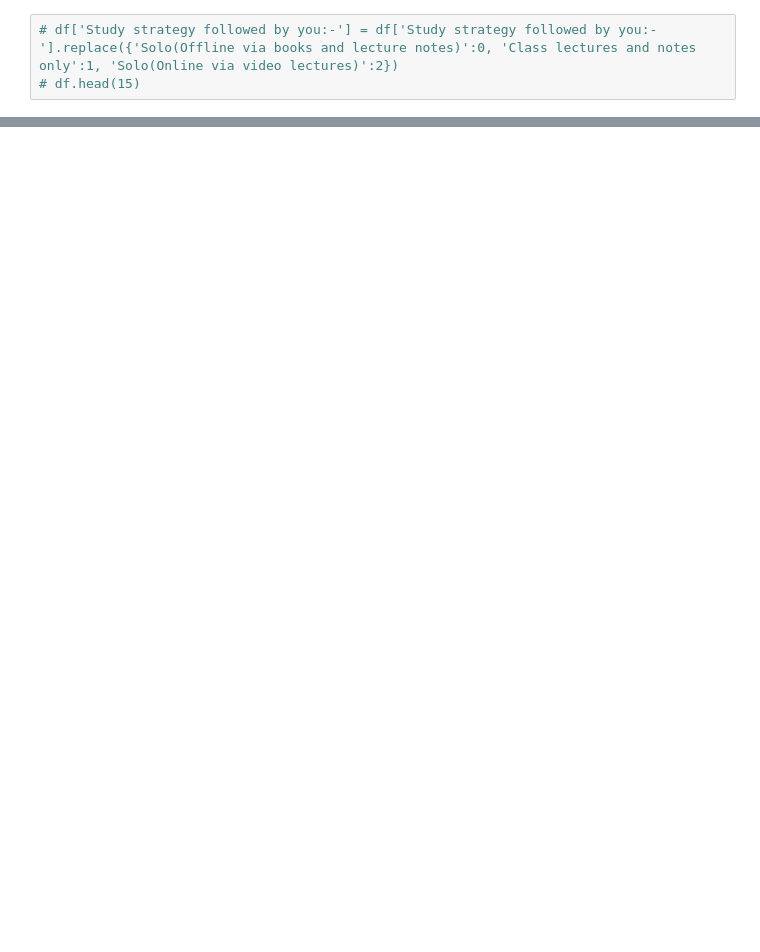
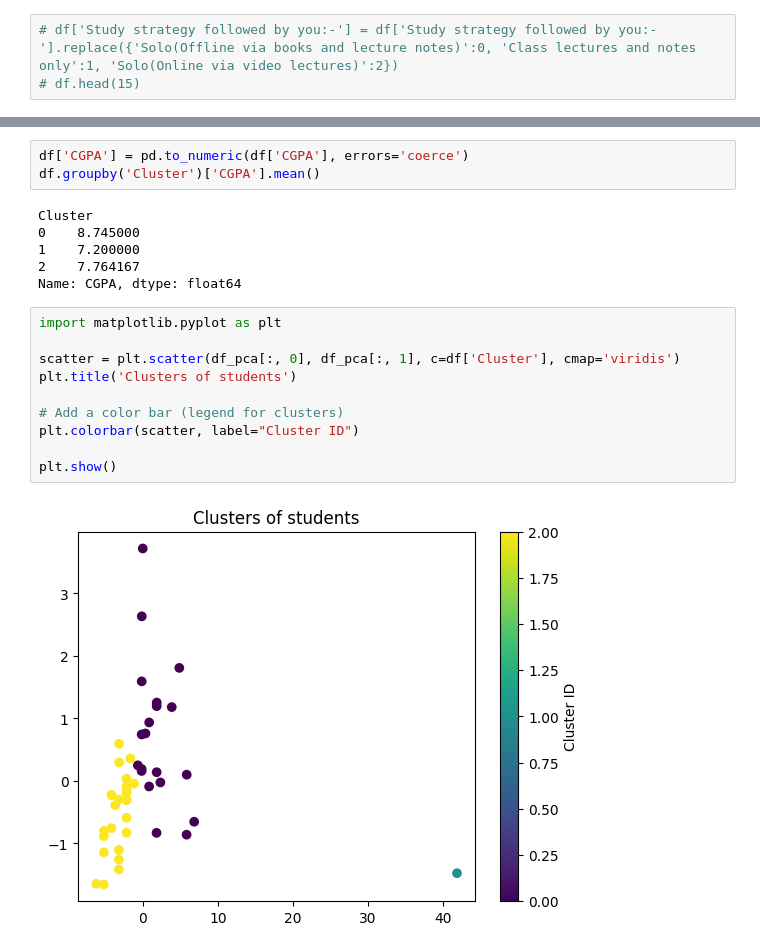
Before and after one commit to RsAgBansal/StudyPat, a Jupyter notebook: main.ipynb, the cells around one changed output, grey strips where cells are left out. Saved outputs shown, nothing was run; the diff lists cells and outputs as text; blank space fills up the shorter version.

```diff
--- a/main.ipynb
+++ b/main.ipynb
@@ -36,0 +66,21 @@ KeyError: 'Study_Method'
+# %%
+df['CGPA'] = pd.to_numeric(df['CGPA'], errors='coerce')
+df.groupby('Cluster')['CGPA'].mean()
+# %% [output]
+Cluster
+0    8.745000
+1    7.200000
+2    7.764167
+Name: CGPA, dtype: float64
+# %%
+import matplotlib.pyplot as plt
+
+scatter = plt.scatter(df_pca[:, 0], df_pca[:, 1], c=df['Cluster'], cmap='viridis')
+plt.title('Clusters of students')
+
+# Add a color bar (legend for clusters)
+plt.colorbar(scatter, label="Cluster ID")
+
+plt.show()
+# %% [output]
+[figure, added]
```
Also changed, not shown: parts of 10 cells of this notebook.
